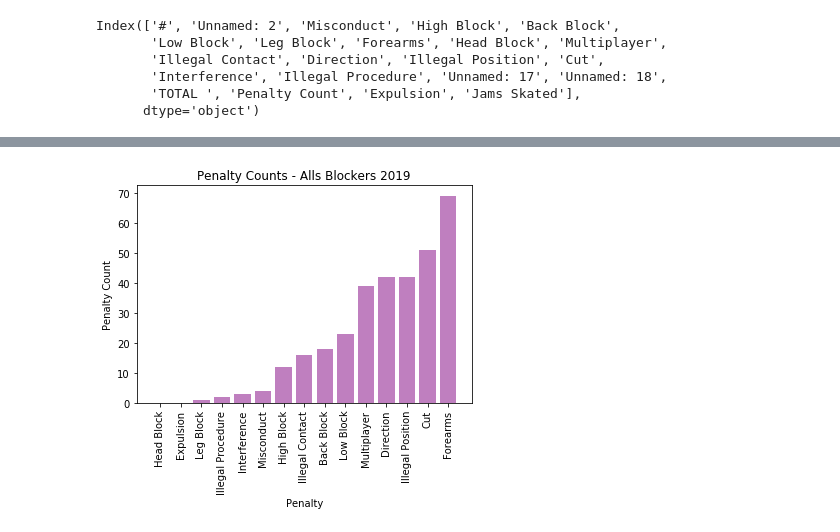
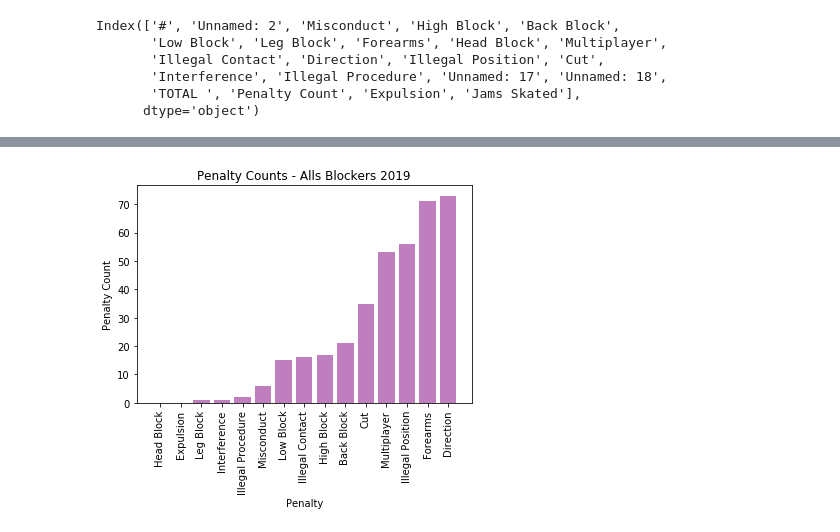
Before and after one commit to stace2775/NRD_Stats, a Jupyter notebook: Penalty_Summary.ipynb, the cells around one changed output, grey strips where cells are left out. Cells and saved outputs as stored; diff of their text form; code cells hidden in the pictures.

```diff
--- a/Penalty_Summary.ipynb
+++ b/Penalty_Summary.ipynb
@@ -394,11 +405,12 @@ pp_df.head()
 # %%
-all_j = pp_df.loc[(pp_df['Team']=='All') & (pp_df['JAMMER (# of Jams)']>0) & (pp_df['BLOCKER (# of Jams)']==0)]
-all_p = pp_df.loc[(pp_df['Team']=='All') & (pp_df['PIVOT (# of Jams)']>0) & (pp_df['JAMMER (# of Jams)']==0)]
-all_b = pp_df.loc[(pp_df['Team']=='All') & (pp_df['BLOCKER (# of Jams)']>0) & (pp_df['JAMMER (# of Jams)']==0)]
+all_j = pp_df.loc[(pp_df['Team']=='All') & (pp_df['#'] == 7) | (pp_df['#'] == 43) | (pp_df['#'] == 53) | (pp_df['#'] == 671) | (pp_df['#'] == 31)]
+all_b = pp_df.loc[(pp_df['Team']=='All') & (pp_df['#'] == 11) | (pp_df['#'] == 13) | (pp_df['#'] == 18) | (pp_df['#'] == 23) | (pp_df['#'] == 42) | (pp_df['#'] == 57) | (pp_df['#'] == 64) | (pp_df['#'] == 90) | (pp_df['#'] == 121) | (pp_df['#'] == 124) | (pp_df['#'] == 220) | (pp_df['#'] == 329) | (pp_df['#'] == 777) | (pp_df['#'] == 911) | (pp_df['#'] == 927)]
 
 brawl_j = pp_df.loc[(pp_df['Team']=='Brawl') & (pp_df['JAMMER (# of Jams)']>0)].sum()
-brawl_p = pp_df.loc[(pp_df['Team']=='Brawl') & (pp_df['PIVOT (# of Jams)']>0) & (pp_df['JAMMER (# of Jams)']==0)]
 brawl_b = pp_df.loc[(pp_df['Team']=='Brawl') & (pp_df['BLOCKER (# of Jams)']>0) & (pp_df['JAMMER (# of Jams)']==0)]
 
-all_b
+alls_alls = all_b.sum() + all_j.sum()
+alls_alls
+
+all_b.sum()
 # %% [output]
@@ -477,7 +493,7 @@ plt.savefig("Penalty Counts - Alls Jammers 2019.png")
 # %%
 #ALLS BLOCKERS
 
-ab_misconduct = all_b['Misconduct'].sum
+ab_misconduct = all_b['Misconduct'].sum()
 ab_high_block = all_b['High Block'].sum()
 ab_back_block = all_b['Back Block'].sum()
 ab_low_block = all_b['Low Block'].sum()
@@ -491,47 +507,47 @@ ab_illegal_position = all_b['Illegal Position'].sum()
 ab_cut = all_b['Cut'].sum()
 ab_interference = all_b['Interference'].sum()
 ab_illegal_procedure = all_b['Illegal Procedure'].sum()
 ab_expulsion = all_b['Expulsion'].sum()
 
 
 ab_sums = pd.DataFrame({
-    'Misconduct': [a_misconduct],
-    'High Block': [a_high_block],
-    'Back Block': [a_back_block],
-    'Low Block': [a_low_block],
-    'Leg Block': [a_leg_block],
-    'Forearms': [a_forearms],
-    'Head Block': [a_head_block],
-    'Multiplayer': [a_multiplayer],
-    'Illegal Contact': [a_illegal_contact],
-    'Direction': [a_direction],
-    'Illegal Position': [a_illegal_position],
-    'Cut': [a_cut],
-    'Interference': [a_interference],
-    'Illegal Procedure':[a_illegal_procedure],
-    'Expulsion': [a_expulsion]
+    'Misconduct': [ab_misconduct],
+    'High Block': [ab_high_block],
+    'Back Block': [ab_back_block],
+    'Low Block': [ab_low_block],
+    'Leg Block': [ab_leg_block],
+    'Forearms': [ab_forearms],
+    'Head Block': [ab_head_block],
+    'Multiplayer': [ab_multiplayer],
+    'Illegal Contact': [ab_illegal_contact],
+    'Direction': [ab_direction],
+    'Illegal Position': [ab_illegal_position],
+    'Cut': [ab_cut],
+    'Interference': [ab_interference],
+    'Illegal Procedure':[ab_illegal_procedure],
+    'Expulsion': [ab_expulsion]
 
 
 })
 
 ab_sums_df = ab_sums.transpose()
 ab_sums_n = ab_sums_df.reset_index()
 ab_sums_n = ab_sums_n.rename(columns = {'index': 'penalty', 0: 'count'})
 ab_sums_c = ab_sums_n.sort_values('count')
 
 #Bar chart
 ab_penalty = ab_sums_c['penalty']
 count = ab_sums_c['count']
 x_axis = np.arange(len(ab_penalty))
 
 plt.bar(x_axis, count, color='purple', alpha=0.5, align='center')
 tick_locations = [value for value in x_axis]
 plt.xticks(tick_locations, ab_penalty, rotation="vertical")
 
 plt.title("Penalty Counts - Alls Blockers 2019")
 plt.xlabel("Penalty")
 plt.ylabel("Penalty Count")
 
-plt.savefig("Penalty Counts - Alls Blockers 2019.png")
+plt.savefig("Penalty Counts - Alls Blockers 2019.png", bbox_inches="tight")
 # %% [output]
-[figure, old version]
+[figure, new version]
```
Also changed, not shown: parts of 12 cells of this notebook, 23 other files.
